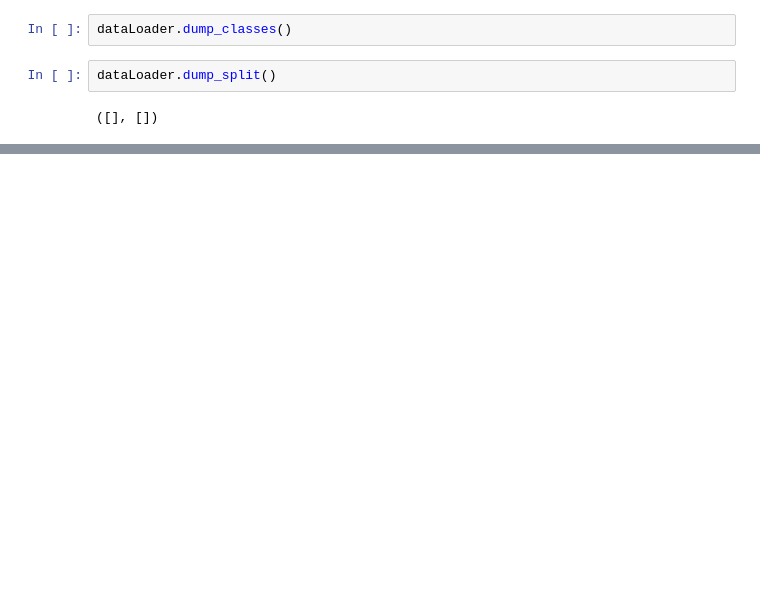
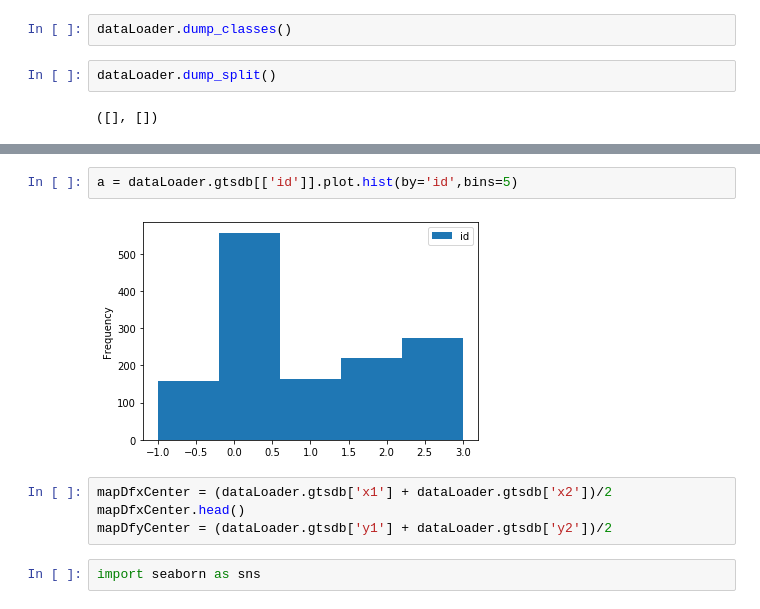
Before and after one commit to paulesta55/Traffic-Detection, a Jupyter notebook: data_preparation.ipynb, the cells around one changed output, grey strips where cells are left out. Cells and saved outputs as stored; diff of their text form; blank space fills up the shorter version.

```diff
--- a/data_preparation.ipynb
+++ b/data_preparation.ipynb
@@ -303,0 +363,10 @@ dataLoader.dump_split()
+# %%
+a = dataLoader.gtsdb[['id']].plot.hist(by='id',bins=5)
+# %% [output]
+[figure, added]
+# %%
+mapDfxCenter = (dataLoader.gtsdb['x1'] + dataLoader.gtsdb['x2'])/2
+mapDfxCenter.head()
+mapDfyCenter = (dataLoader.gtsdb['y1'] + dataLoader.gtsdb['y2'])/2
+# %%
+import seaborn as sns
```
Also changed, not shown: parts of 13 cells of this notebook, 3 other files.
